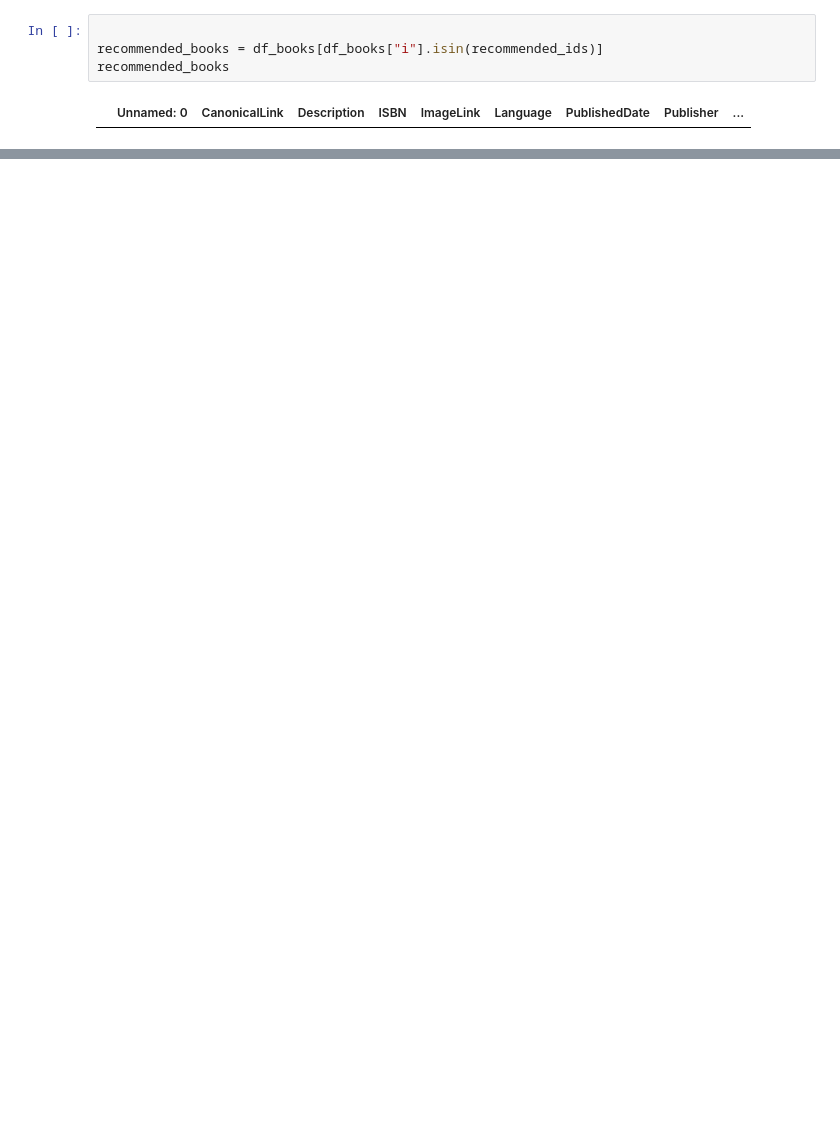
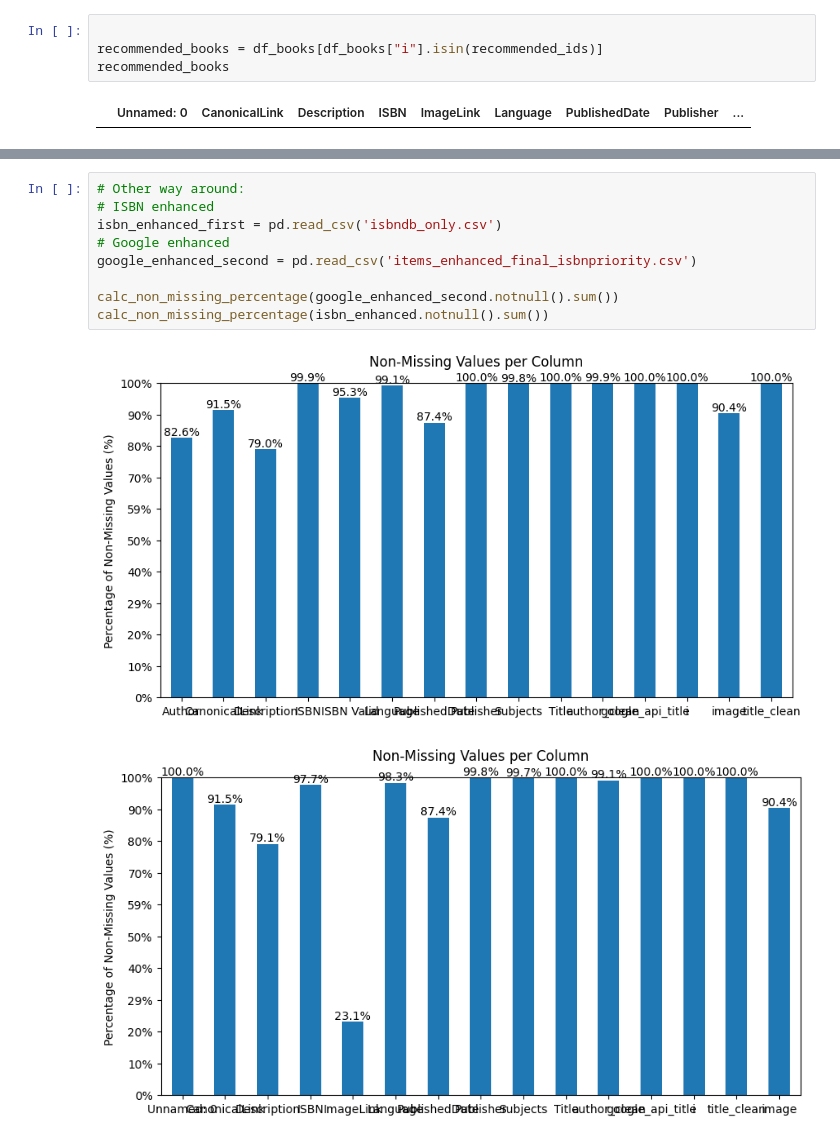
Before and after one commit to ML-brooowss/ML, a Jupyter notebook: amelie.ipynb, the cells around one changed output, grey strips where cells are left out. Drawn from its saved outputs; the diff is of its cells as text; blank space fills up the shorter version.

```diff
--- a/amelie.ipynb
+++ b/amelie.ipynb
@@ -740,0 +825,12 @@ recommended_books
+# %%
+# Other way around:
+# ISBN enhanced
+isbn_enhanced_first = pd.read_csv('isbndb_only.csv')
+# Google enhanced
+google_enhanced_second = pd.read_csv('items_enhanced_final_isbnpriority.csv')
+
+calc_non_missing_percentage(google_enhanced_second.notnull().sum())
+calc_non_missing_percentage(isbn_enhanced.notnull().sum())
+# %% [output]
+[figure, added]
+[figure, added]
```
Also changed, not shown: parts of 10 cells of this notebook, 1 other file.
